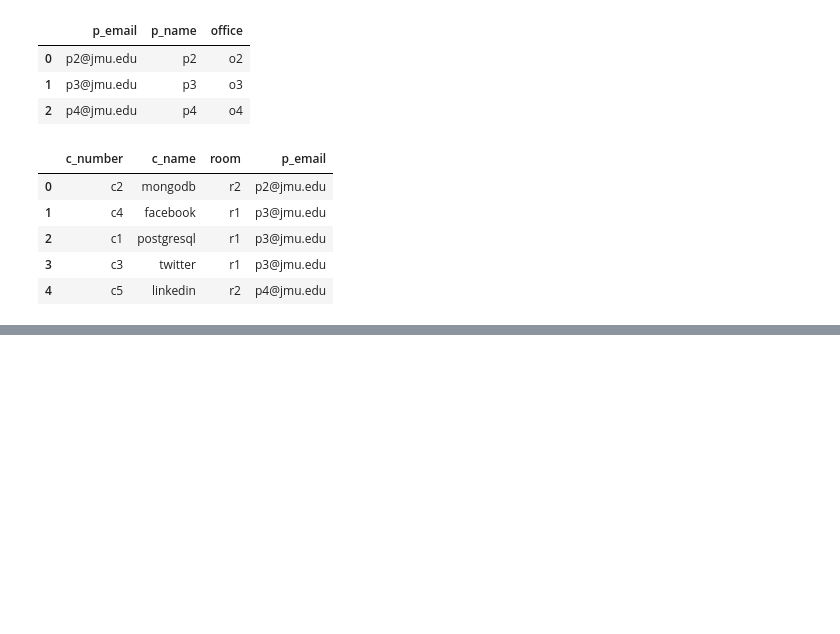
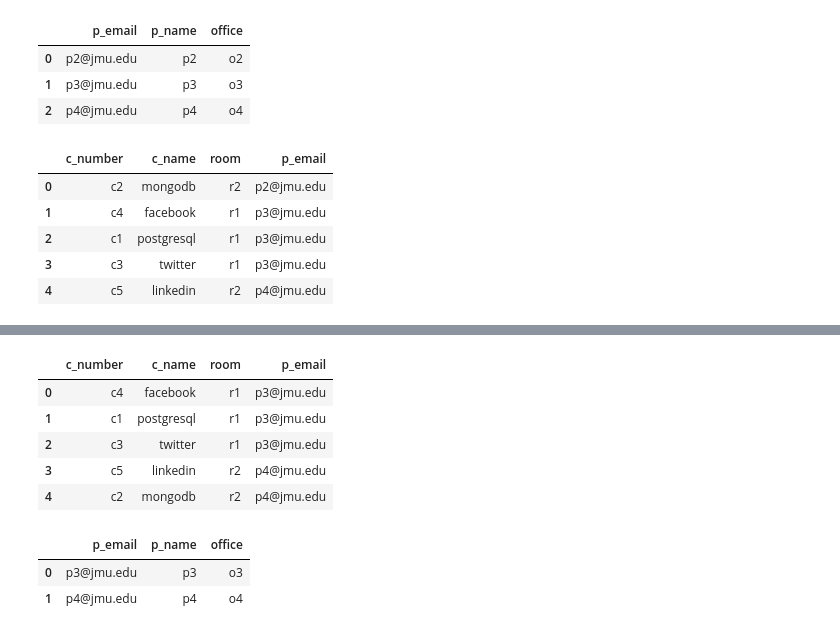
Before and after one commit to martirnx/IA340lab1, a Jupyter notebook: lab4.ipynb, the cells around one changed output, grey strips where cells are left out. Cells and saved outputs as stored; diff of their text form; code cells hidden in the pictures; blank space fills up the shorter version.

```diff
--- a/lab4.ipynb
+++ b/lab4.ipynb
@@ -127,0 +154,10 @@ df[:]
+# %%
+df=pandas.read_sql_query('select * from course', conn)
+df[:]
+# %% [output]
+|  | c_number | c_name | room | p_email |
+| 0 | c4 | facebook | r1 | p3@jmu.edu |
+| 1 | c1 | postgresql | r1 | p3@jmu.edu |
+| 2 | c3 | twitter | r1 | p3@jmu.edu |
+| 3 | c5 | linkedin | r2 | p4@jmu.edu |
+| 4 | c2 | mongodb | r2 | p4@jmu.edu |
@@ -127,0 +173,7 @@ df[:]
+# %%
+df=pandas.read_sql_query('select * from professor', conn)
+df[:]
+# %% [output]
+|  | p_email | p_name | office |
+| 0 | p3@jmu.edu | p3 | o3 |
+| 1 | p4@jmu.edu | p4 | o4 |
```
Also changed, not shown: parts of 12 cells of this notebook.
